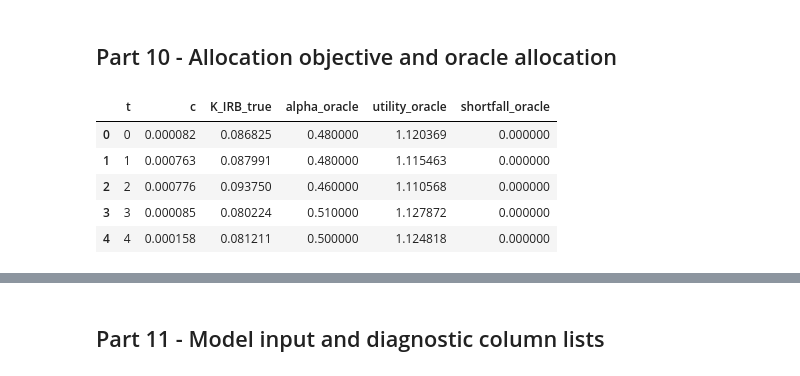
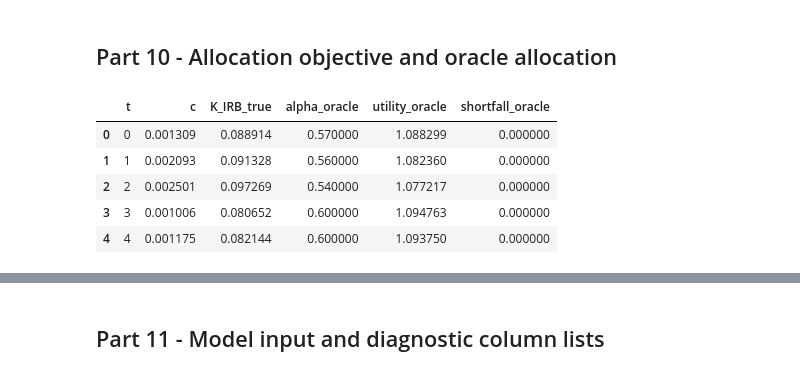
Before and after one commit to okeeffe-hannah/Decision_Focused_Learning_for_Capital_Allocation, a Jupyter notebook: simulation/notebooks/01_simulate_pd_panel.ipynb, the cells around one changed output, grey strips where cells are left out. Drawn from its saved outputs; the diff is of its cells as text; code cells hidden in the pictures.

```diff
--- a/simulation/notebooks/01_simulate_pd_panel.ipynb
+++ b/simulation/notebooks/01_simulate_pd_panel.ipynb
@@ -202,17 +216,27 @@ def k_irb(pd_annual, lgd=0.45, M=2.5):
 # %% [markdown]
 ## Part 4 - Vasicek quarterly default-rate sampler
 # %%
-def sample_vasicek_default_rate(pd_quarterly_true, pd_annual_true, seed=None):
+def sample_vasicek_default_rate(pd_quarterly_true, pd_annual_true, seed=None, rho_scale=None):
     """Draw quarterly default and charge-off rates from the Vasicek model.
 
-    The default threshold uses the quarterly PD because losses are realised over
-    one quarter. The asset correlation uses annual PD, matching the Basel IRB
-    convention used for capital.
+    Assumptions:
+    - the portfolio is infinitely granular, so the realised default rate equals the
+      Vasicek conditional default probability given the systematic factor Z;
+    - the default threshold uses the quarterly PD because losses realise over one quarter;
+    - the asset correlation follows the Basel annual-PD convention, scaled by RHO_SCALE,
+      so the quarterly draw inherits an annual-horizon systematic loading;
+    - Z is iid across quarters and independent of the latent macro state:
+      PD_quarterly_true already conditions on the macro state, and Z is the residual
+      within-quarter systematic shock, so charge-off surprises are serially independent
+      given the PD path;
+    - LGD is constant, so charge-offs are LGD times the default rate.
     """
+    if rho_scale is None:
+        rho_scale = RHO_SCALE
     rng = np.random.default_rng(seed)
     pd_quarterly_true = clip_pd(pd_quarterly_true)
     pd_annual_true = clip_pd(pd_annual_true)
-    rho = basel_R(pd_annual_true)
+    rho = np.clip(rho_scale * basel_R(pd_annual_true), 1e-4, 0.999)
     Z = rng.normal(0, 1, size=pd_quarterly_true.shape)
 
     default_rate_q = norm.cdf(
@@ -318,16 +342,6 @@ def calibrate_pd_beta_grid(latent_df, hist_pd_quarterly, pd_min, pd_max, beta2):
     return best
 
 
-if AUTO_CALIBRATE_PD:
-    calibration = calibrate_pd_beta_grid(latent, hist_pd_quarterly, pd_min, pd_max, beta2)
-    beta0 = calibration["beta0"]
-    beta1 = calibration["beta1"]
-    print("Auto-calibrated quarterly PD beta parameters:")
-    print(calibration)
-else:
-    print("Using hand-set quarterly PD beta parameters.")
-
-
 df["PD_quarterly_true"] = quarterly_pd_from_latent(df, beta0, beta1, beta2, pd_min, pd_max)
 df["PD_annual_true"] = 1 - (1 - df["PD_quarterly_true"]) ** 4
 
@@ -397,8 +409,18 @@ df[["t", "PD_annual_true", "R_true", "K_IRB_true"]].head()
 # %% [markdown]
 ## Part 10 - Allocation objective and oracle allocation
 # %%
-def realised_utility(alpha, c, k_irb_true, K1=1.0, ell=5.0, y_bar=0.028, lambda_shortfall=10.0):
-    """Realised utility with a linear shortfall penalty."""
+def realised_utility(alpha, c, k_irb_true, K1=K1, ell=ell, y_bar=Y_BAR, lambda_shortfall=lambda_shortfall):
+    """Realised utility with a linear shortfall penalty.
+
+    Defaults are the module constants so the function cannot silently diverge from the
+    calibration cell.
+
+    Buffer semantics (intentional): committed capital alpha*K1 is excluded from the
+    available buffer. Algebraically identical to requiring K_IRB plus a fixed management
+    buffer add-on of 1/ell per unit exposure; this is what makes the capital constraint
+    bind in the interior of the alpha grid (without it the constraint never binds on
+    [0, 1] and the allocation decision is degenerate at alpha = 1).
+    """
     exposure = ell * alpha * K1
     terminal_capital = K1 + exposure * (y_bar - c)
     committed_capital = alpha * K1
@@ -437,35 +459,35 @@ def compute_oracle_allocation(c_values, k_irb_values, alpha_grid):
         alpha_star = float(alpha_grid[best_idx])
         best = realised_utility(
             alpha_star,
             c_t,
             k_t,
             K1=K1,
             ell=ell,
             y_bar=Y_BAR,
             lambda_shortfall=lambda_shortfall,
         )
         records.append({"alpha_oracle": alpha_star, **{f"{key}_oracle": value for key, value in best.items()}})
 
     return pd.DataFrame(records)
 
 
 oracle = compute_oracle_allocation(df["c"].to_numpy(), df["K_IRB_true"].to_numpy(), alpha_grid)
 df = pd.concat([df.reset_index(drop=True), oracle], axis=1)
 
 full = realised_utility(1.0, df["c"].to_numpy(), df["K_IRB_true"].to_numpy(), K1=K1, ell=ell, y_bar=Y_BAR, lambda_shortfall=lambda_shortfall)
 zero = realised_utility(0.0, df["c"].to_numpy(), df["K_IRB_true"].to_numpy(), K1=K1, ell=ell, y_bar=Y_BAR, lambda_shortfall=lambda_shortfall)
 
 df["alpha_full"] = 1.0
 df["utility_full"] = full["utility"]
 df["shortfall_full"] = full["shortfall"]
 df["alpha_zero"] = 0.0
 df["utility_zero"] = zero["utility"]
 
 df[["t", "c", "K_IRB_true", "alpha_oracle", "utility_oracle", "shortfall_oracle"]].head()
 # %% [output]
 |  | t | c | K_IRB_true | alpha_oracle | utility_oracle | shortfall_oracle |
-| 0 | 0 | 0.000082 | 0.086825 | 0.480000 | 1.120369 | 0.000000 |
-| 1 | 1 | 0.000763 | 0.087991 | 0.480000 | 1.115463 | 0.000000 |
-| 2 | 2 | 0.000776 | 0.093750 | 0.460000 | 1.110568 | 0.000000 |
-| 3 | 3 | 0.000085 | 0.080224 | 0.510000 | 1.127872 | 0.000000 |
-| 4 | 4 | 0.000158 | 0.081211 | 0.500000 | 1.124818 | 0.000000 |
+| 0 | 0 | 0.001309 | 0.088914 | 0.570000 | 1.088299 | 0.000000 |
+| 1 | 1 | 0.002093 | 0.091328 | 0.560000 | 1.082360 | 0.000000 |
+| 2 | 2 | 0.002501 | 0.097269 | 0.540000 | 1.077217 | 0.000000 |
+| 3 | 3 | 0.001006 | 0.080652 | 0.600000 | 1.094763 | 0.000000 |
+| 4 | 4 | 0.001175 | 0.082144 | 0.600000 | 1.093750 | 0.000000 |
```
Also changed, not shown: parts of 21 cells of this notebook, 17 other files.
